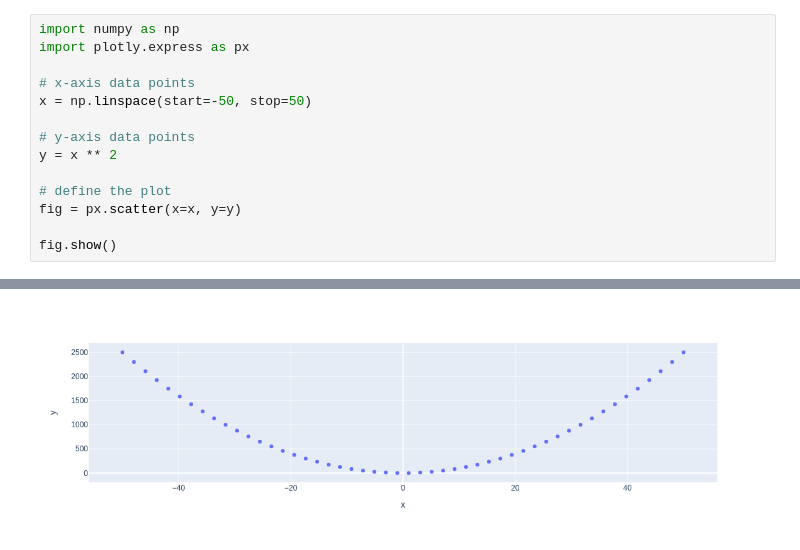
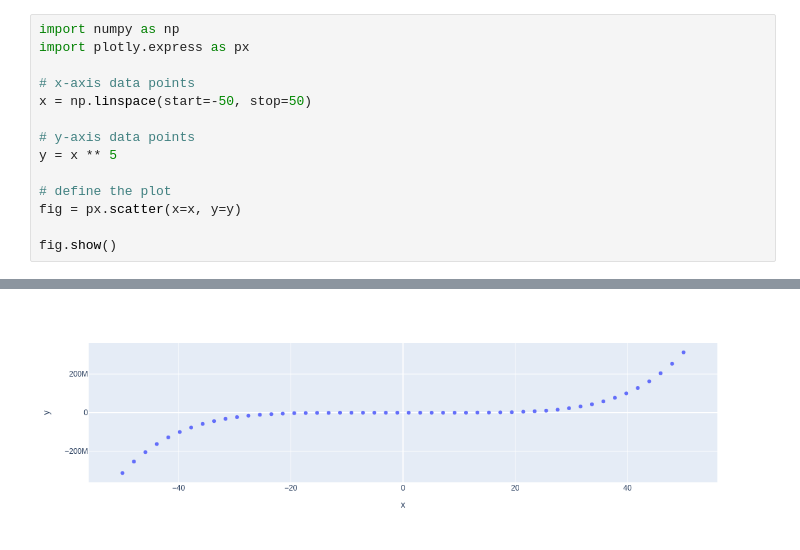
Before and after one commit to cellosofia/my-notebooks-repo, a Jupyter notebook: experiment1.ipynb, the cells around one changed output, grey strips where cells are left out. Drawn from its saved outputs; the diff is of its cells as text.

```diff
--- a/experiment1.ipynb
+++ b/experiment1.ipynb
@@ -6,7 +6,7 @@ import plotly.express as px
 x = np.linspace(start=-50, stop=50)
 
 # y-axis data points
-y = x ** 2
+y = x ** 5
 
 # define the plot
 fig = px.scatter(x=x, y=y)
@@ -17 +16 @@ fig.show()
-[figure, old version]
+[figure, new version]
```
Also changed, not shown: parts of 1 cell of this notebook.
